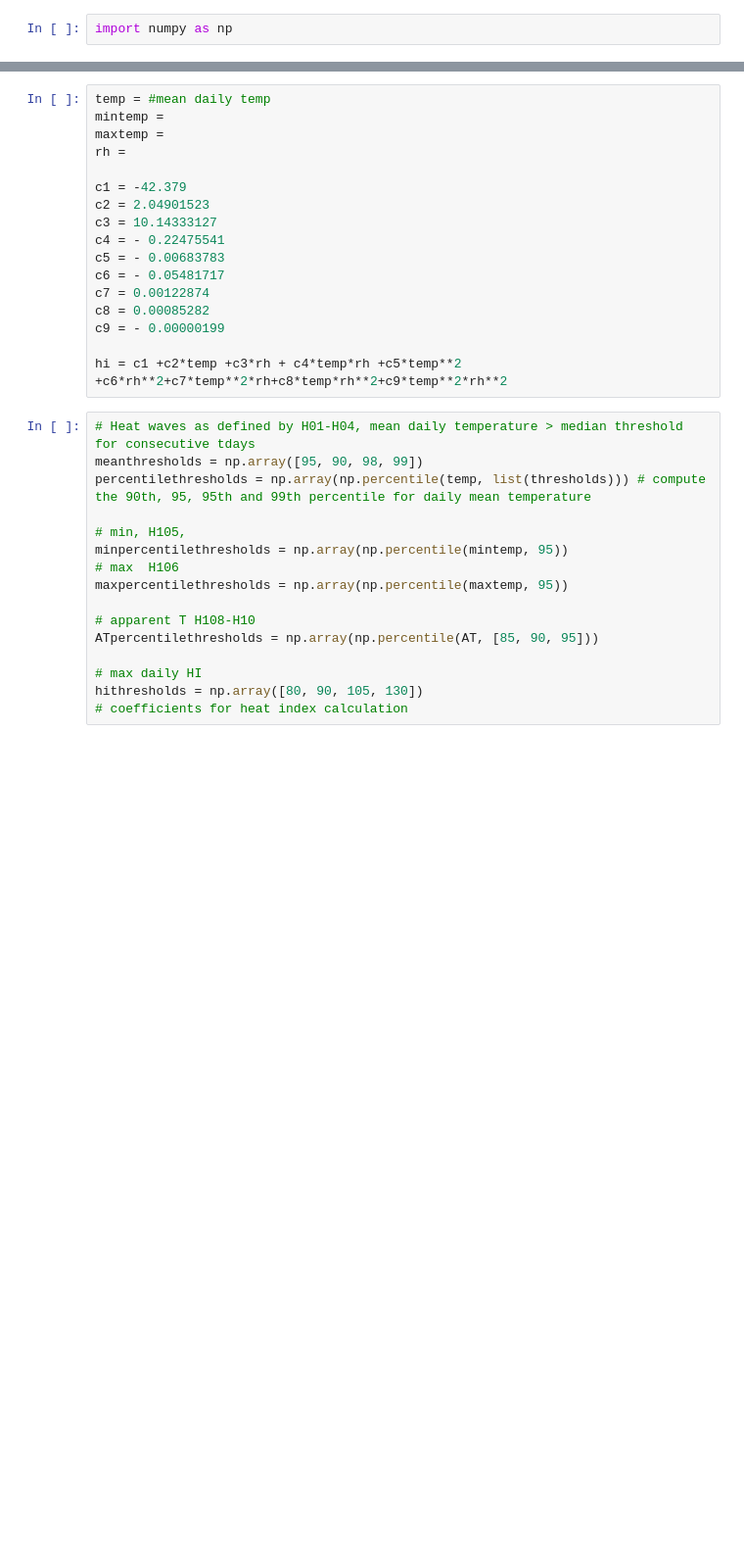
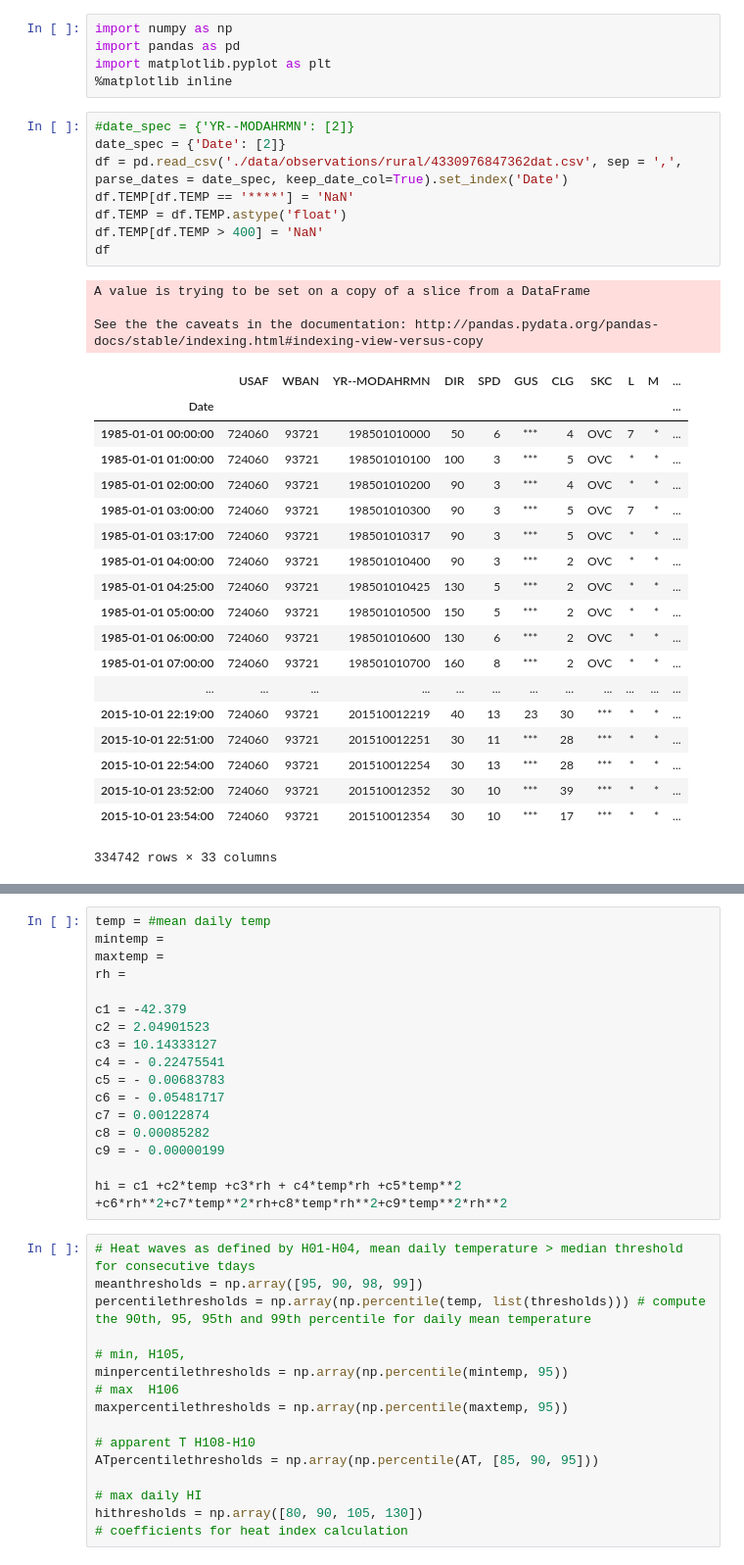
Before and after one commit to gottscott/cityheat, a Jupyter notebook: Bmore/heatwaveStatistics.ipynb, the cells around one changed output, grey strips where cells are left out. Shown at 98% size. Drawn from its saved outputs; the diff is of its cells as text; blank space fills up the shorter version.

```diff
--- a/Bmore/heatwaveStatistics.ipynb
+++ b/Bmore/heatwaveStatistics.ipynb
@@ -1,2 +1,36 @@
-# %%
-import numpy as np
+# %%
+import numpy as np
+import pandas as pd
+import matplotlib.pyplot as plt
+%matplotlib inline
+# %%
+#date_spec = {'YR--MODAHRMN': [2]}
+date_spec = {'Date': [2]}
+df = pd.read_csv('./data/observations/rural/4330976847362dat.csv', sep = ',', parse_dates = date_spec, keep_date_col=True).set_index('Date')
+df.TEMP[df.TEMP == '****'] = 'NaN'
+df.TEMP = df.TEMP.astype('float')
+df.TEMP[df.TEMP > 400] = 'NaN'
+df
+# %% [output]
+A value is trying to be set on a copy of a slice from a DataFrame
+
+See the the caveats in the documentation: http://pandas.pydata.org/pandas-docs/stable/indexing.html#indexing-view-versus-copy
+|  | USAF | WBAN | YR--MODAHRMN | DIR | SPD | GUS | CLG | SKC | L | M | ... |
+| Date |  |  |  |  |  |  |  |  |  |  | ... |
+| 1985-01-01 00:00:00 | 724060 | 93721 | 198501010000 | 50 | 6 | *** | 4 | OVC | 7 | * | ... |
+| 1985-01-01 01:00:00 | 724060 | 93721 | 198501010100 | 100 | 3 | *** | 5 | OVC | * | * | ... |
+| 1985-01-01 02:00:00 | 724060 | 93721 | 198501010200 | 90 | 3 | *** | 4 | OVC | * | * | ... |
+| 1985-01-01 03:00:00 | 724060 | 93721 | 198501010300 | 90 | 3 | *** | 5 | OVC | 7 | * | ... |
+| 1985-01-01 03:17:00 | 724060 | 93721 | 198501010317 | 90 | 3 | *** | 5 | OVC | * | * | ... |
+| 1985-01-01 04:00:00 | 724060 | 93721 | 198501010400 | 90 | 3 | *** | 2 | OVC | * | * | ... |
+| 1985-01-01 04:25:00 | 724060 | 93721 | 198501010425 | 130 | 5 | *** | 2 | OVC | * | * | ... |
+| 1985-01-01 05:00:00 | 724060 | 93721 | 198501010500 | 150 | 5 | *** | 2 | OVC | * | * | ... |
+| 1985-01-01 06:00:00 | 724060 | 93721 | 198501010600 | 130 | 6 | *** | 2 | OVC | * | * | ... |
+| 1985-01-01 07:00:00 | 724060 | 93721 | 198501010700 | 160 | 8 | *** | 2 | OVC | * | * | ... |
+| ... | ... | ... | ... | ... | ... | ... | ... | ... | ... | ... | ... |
+| 2015-10-01 22:19:00 | 724060 | 93721 | 201510012219 | 40 | 13 | 23 | 30 | *** | * | * | ... |
+| 2015-10-01 22:51:00 | 724060 | 93721 | 201510012251 | 30 | 11 | *** | 28 | *** | * | * | ... |
+| 2015-10-01 22:54:00 | 724060 | 93721 | 201510012254 | 30 | 13 | *** | 28 | *** | * | * | ... |
+| 2015-10-01 23:52:00 | 724060 | 93721 | 201510012352 | 30 | 10 | *** | 39 | *** | * | * | ... |
+| 2015-10-01 23:54:00 | 724060 | 93721 | 201510012354 | 30 | 10 | *** | 17 | *** | * | * | ... |
+334742 rows × 33 columns
```
Also changed, not shown: parts of 3 cells of this notebook.
